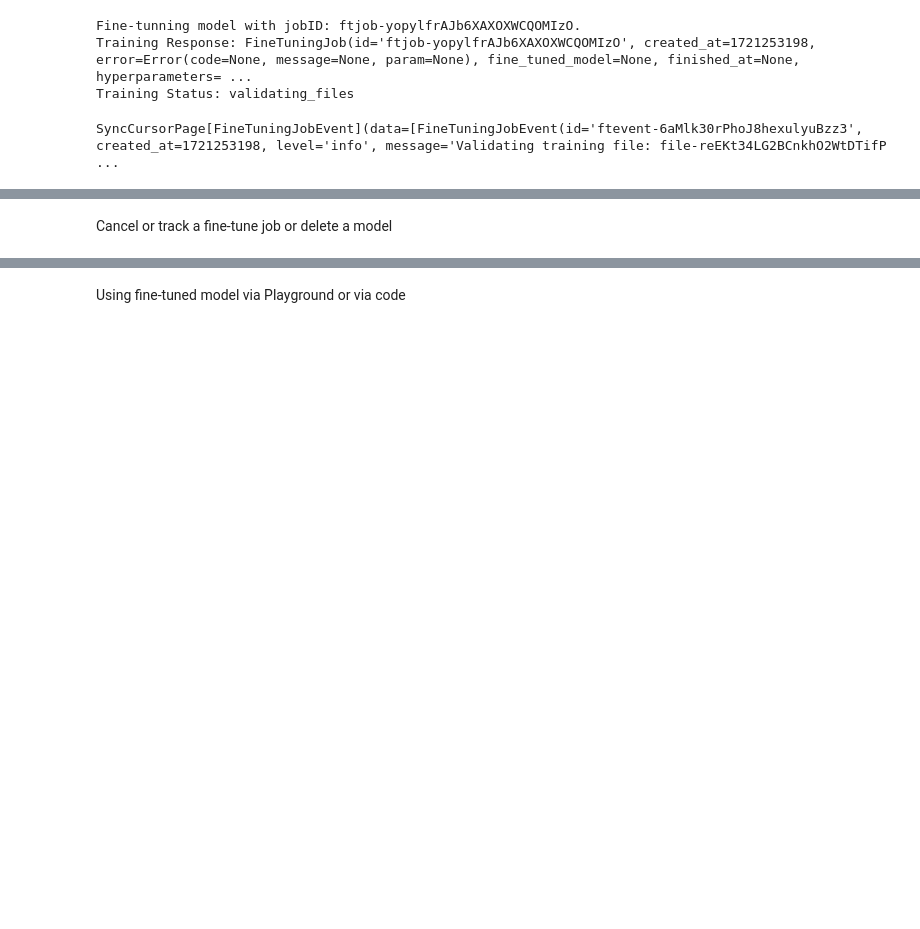
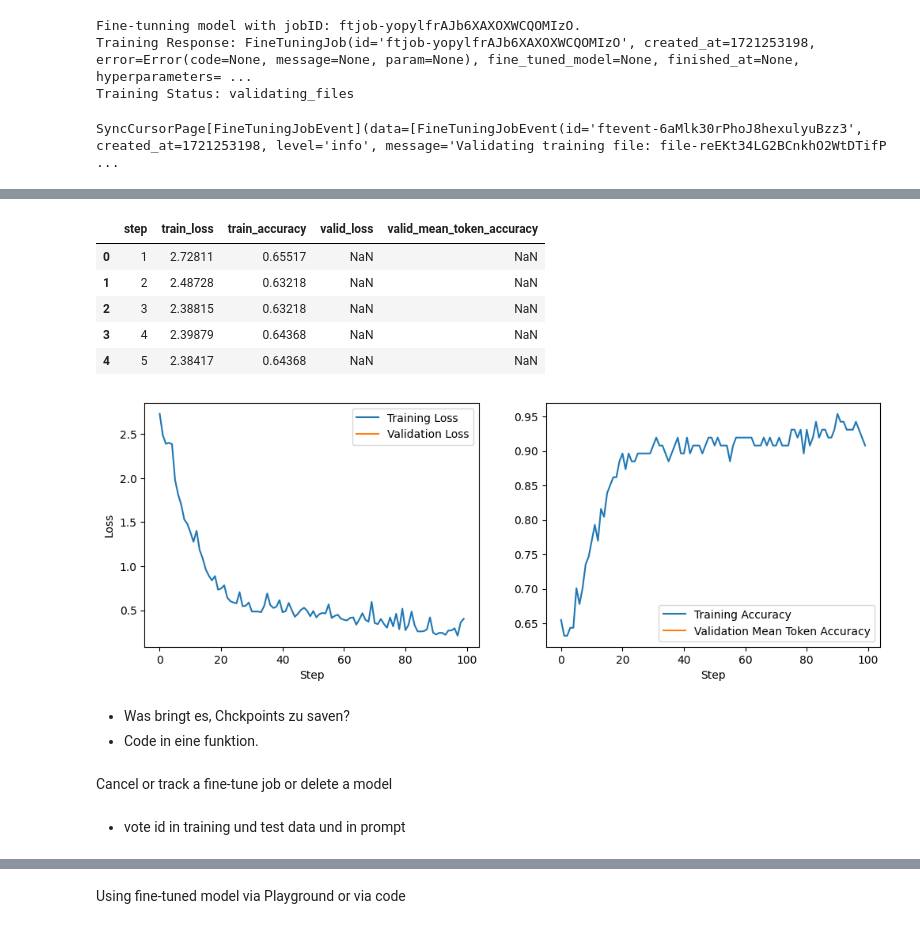
Before and after one commit to izu457/Thesis_Finetuning_GPT3.5_Political_Stance, a Jupyter notebook: Fine-Tuning_Cookbook.ipynb, the cells around one changed output, grey strips where cells are left out. Drawn from its saved outputs; the diff is of its cells as text; code cells hidden in the pictures; blank space fills up the shorter version.

Commit message:
got ft and checkpoint results

```diff
--- a/Fine-Tuning_Cookbook.ipynb
+++ b/Fine-Tuning_Cookbook.ipynb
@@ -290,0 +272,30 @@ b'c3RlcCx0cmFpbl9sb3NzLHRyYWluX2FjY3VyYWN5LHZhbGlkX2xvc3MsdmFsaWRfbWVhbl90b2tlbl
+# %%
+# content = client.files.content(job_response.result_files[0])
+file_id = "file-XHXiH7MSUdItVNo00qj1tIE2"
+metrics_df = pd.read_csv(fu.get_ft_results(file_id))
+display(metrics_df.head())
+
+
+# plot the training loss and validation loss as lines in one plot
+# print two plots next to eachtother
+fig, ax = plt.subplots(1, 2, figsize=(12, 4))
+ax[0].plot(df["train_loss"], label="Training Loss")
+ax[0].plot(df["valid_loss"], label="Validation Loss")
+ax[0].set_xlabel("Step")
+ax[0].set_ylabel("Loss")
+ax[0].legend()
+
+ax[1].plot(df["train_accuracy"], label="Training Accuracy")
+ax[1].plot(df["valid_mean_token_accuracy"], label="Validation Mean Token Accuracy")
+ax[1].set_xlabel("Step")
+ax[1].legend()
+
+plt.show()
+# %% [output]
+|  | step | train_loss | train_accuracy | valid_loss | valid_mean_token_accuracy |
+| 0 | 1 | 2.72811 | 0.65517 | NaN | NaN |
+| 1 | 2 | 2.48728 | 0.63218 | NaN | NaN |
+| 2 | 3 | 2.38815 | 0.63218 | NaN | NaN |
+| 3 | 4 | 2.39879 | 0.64368 | NaN | NaN |
+| 4 | 5 | 2.38417 | 0.64368 | NaN | NaN |
+[figure, added]
@@ -291,3 +307,6 @@ b'c3RlcCx0cmFpbl9sb3NzLHRyYWluX2FjY3VyYWN5LHZhbGlkX2xvc3MsdmFsaWRfbWVhbl90b2tlbl
+# %% [markdown]
+- Was bringt es, Chckpoints zu saven?
+- Code in eine funktion.
 # %% [markdown]
 Cancel or track a fine-tune job or delete a model
 # %%
@@ -305,3 +324,5 @@ client.fine_tuning.jobs.list_events(fine_tuning_job_id="ftjob-abc123", limit=10)
 
 # Delete a fine-tuned model (must be an owner of the org the model was created in)
 client.models.delete("ft:gpt-3.5-turbo:acemeco:suffix:abc123")
+# %% [markdown]
+- vote id in training und test data und in prompt
```
Also changed, not shown: parts of 9 cells of this notebook, 3 other files.
